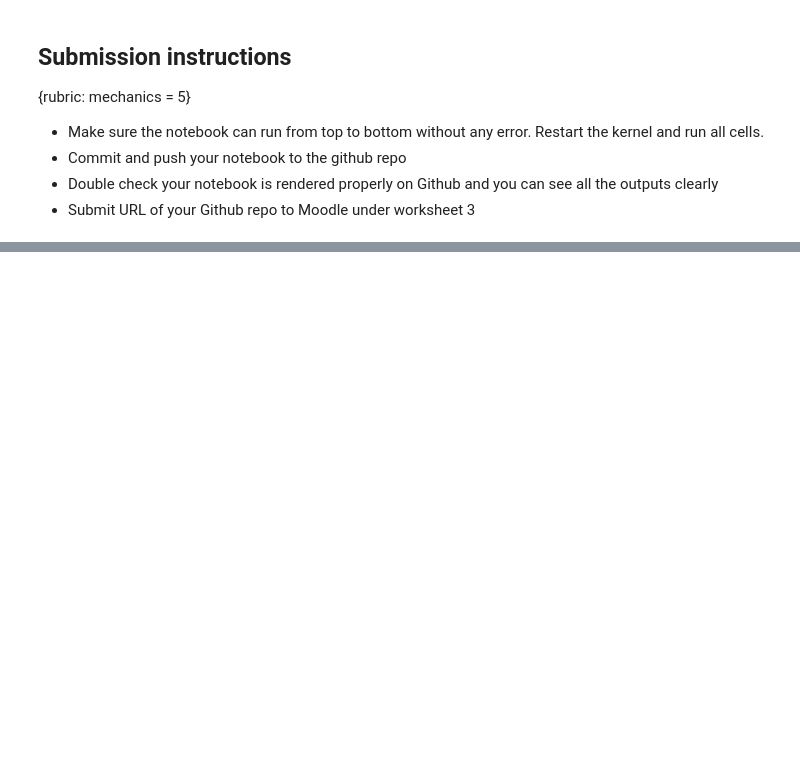
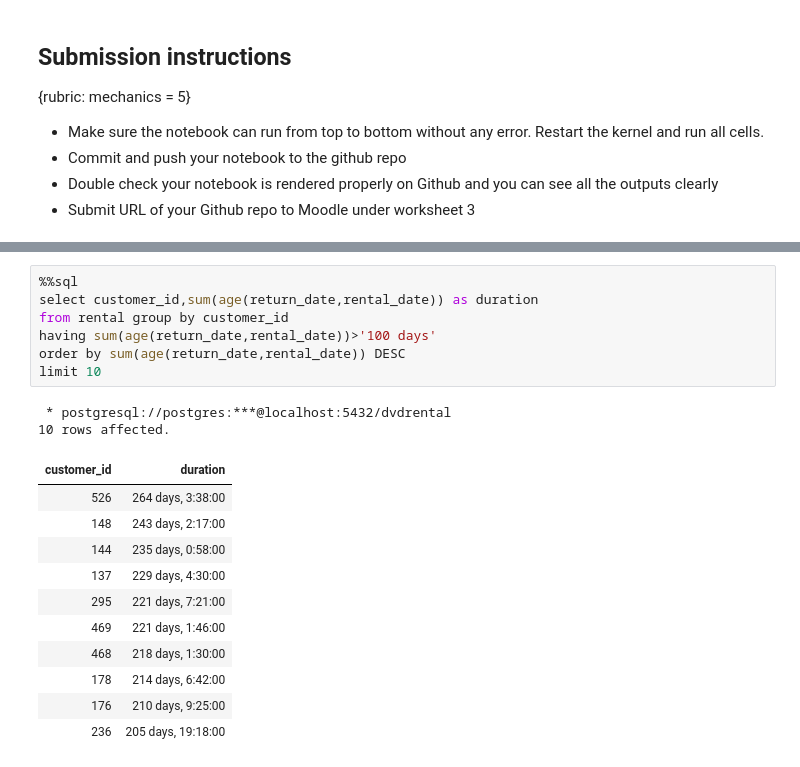
Before and after one commit to TRU-DASC/dasc5410-worksheet3-omair22, a Jupyter notebook: worksheet3.ipynb, the cells around one changed output, grey strips where cells are left out. Drawn from its saved outputs; the diff is of its cells as text; blank space fills up the shorter version.

```diff
--- a/worksheet3.ipynb
+++ b/worksheet3.ipynb
@@ -425,0 +505,21 @@ FROM payment
+# %%
+%%sql
+select customer_id,sum(age(return_date,rental_date)) as duration
+from rental group by customer_id
+having sum(age(return_date,rental_date))>'100 days'
+order by sum(age(return_date,rental_date)) DESC
+limit 10
+# %% [output]
+ * postgresql://postgres:***@localhost:5432/dvdrental
+10 rows affected.
+| customer_id | duration |
+| 526 | 264 days, 3:38:00 |
+| 148 | 243 days, 2:17:00 |
+| 144 | 235 days, 0:58:00 |
+| 137 | 229 days, 4:30:00 |
+| 295 | 221 days, 7:21:00 |
+| 469 | 221 days, 1:46:00 |
+| 468 | 218 days, 1:30:00 |
+| 178 | 214 days, 6:42:00 |
+| 176 | 210 days, 9:25:00 |
+| 236 | 205 days, 19:18:00 |
```
Also changed, not shown: parts of 4 cells of this notebook.
